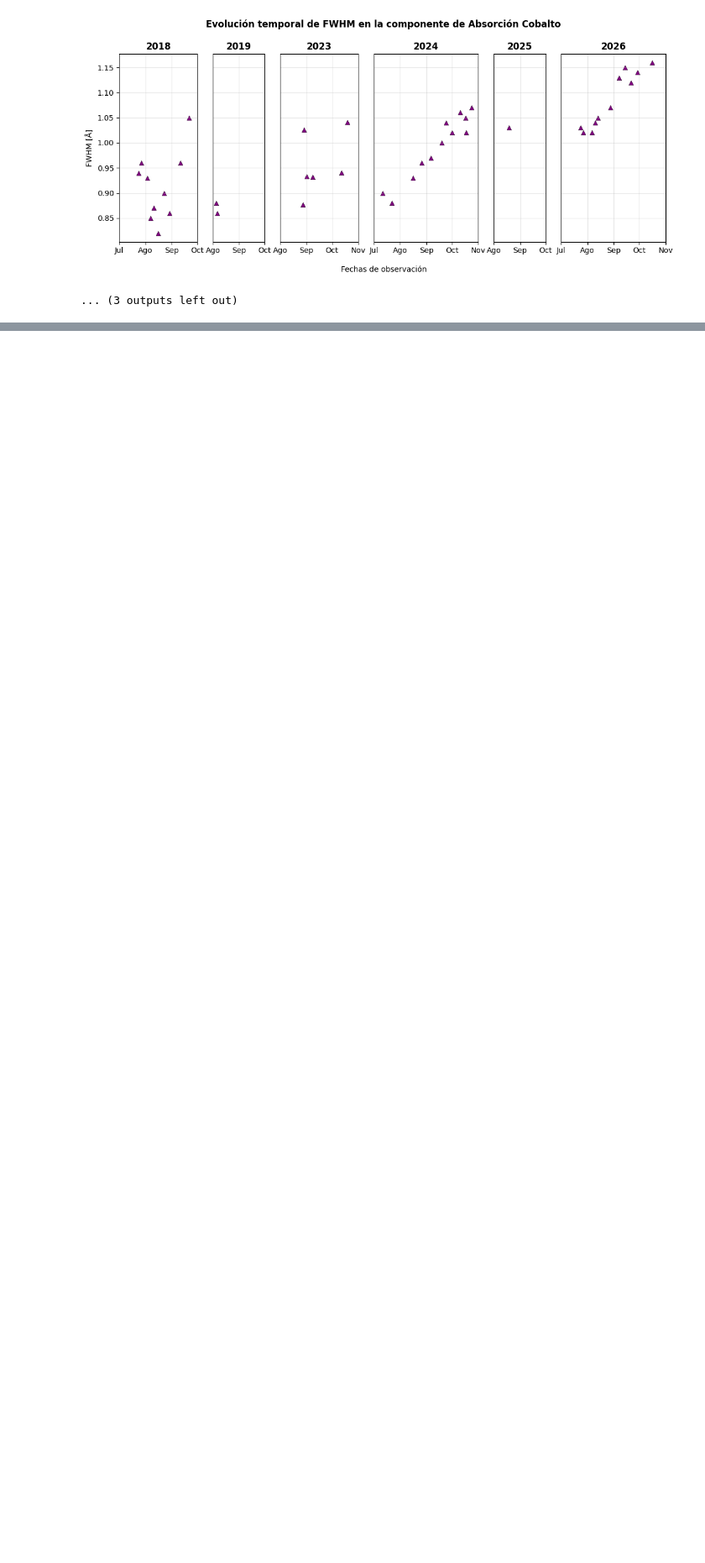
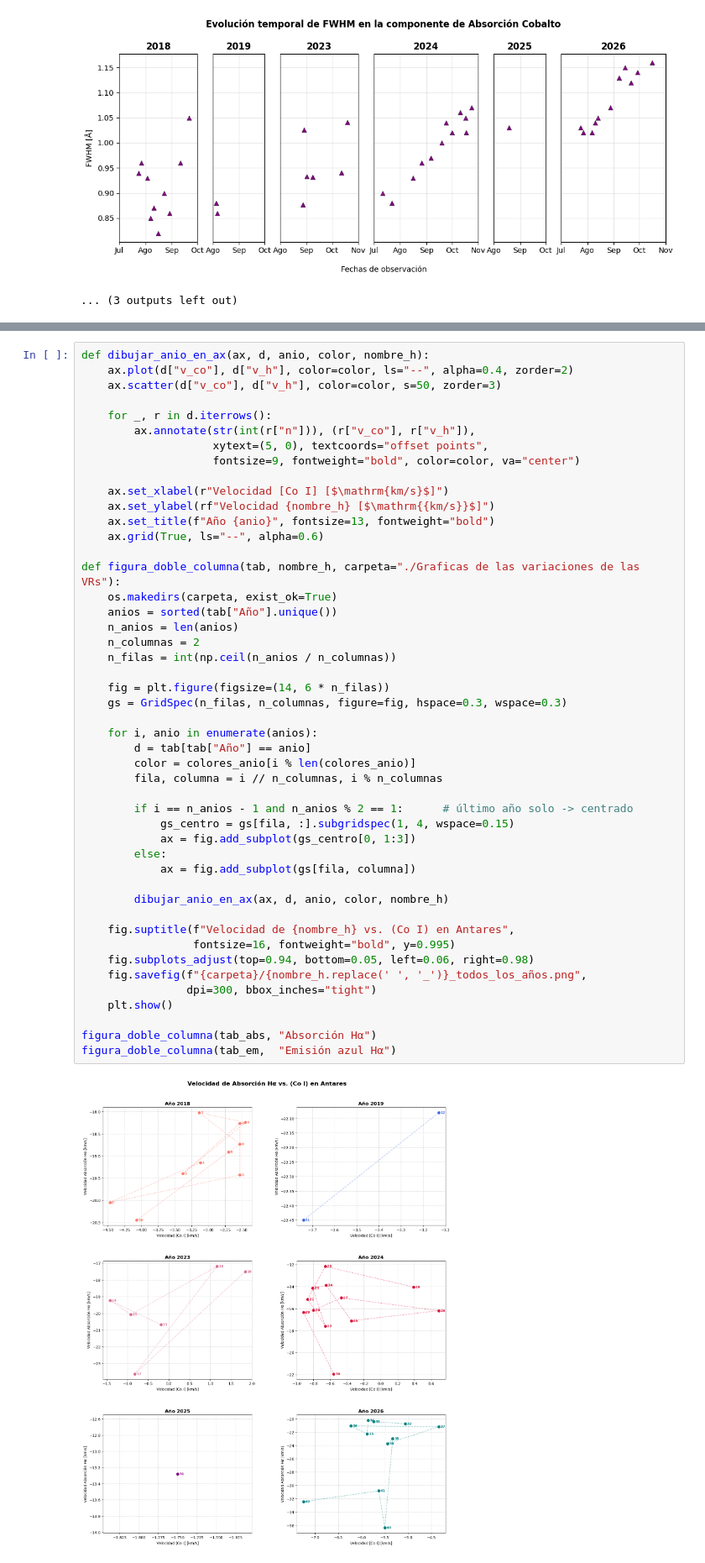
Before and after one commit to JessiDaniL/Tesis, a Jupyter notebook: Datos ESPARTACO/evolucion_temporal_ANTARES.ipynb, the cells around one changed output, grey strips where cells are left out. Shown at 84% size. Saved outputs shown, nothing was run; the diff lists cells and outputs as text; blank space fills up the shorter version.

```diff
--- a/Datos ESPARTACO/evolucion_temporal_ANTARES.ipynb
+++ b/Datos ESPARTACO/evolucion_temporal_ANTARES.ipynb
@@ -283,0 +356,49 @@ for col, etiqueta in parametros.items():
+# %%
+def dibujar_anio_en_ax(ax, d, anio, color, nombre_h):
+    ax.plot(d["v_co"], d["v_h"], color=color, ls="--", alpha=0.4, zorder=2)
+    ax.scatter(d["v_co"], d["v_h"], color=color, s=50, zorder=3)
+
+    for _, r in d.iterrows():
+        ax.annotate(str(int(r["n"])), (r["v_co"], r["v_h"]),
+                    xytext=(5, 0), textcoords="offset points",
+                    fontsize=9, fontweight="bold", color=color, va="center")
+
+    ax.set_xlabel(r"Velocidad [Co I] [$\mathrm{km/s}$]")
+    ax.set_ylabel(rf"Velocidad {nombre_h} [$\mathrm{{km/s}}$]")
+    ax.set_title(f"Año {anio}", fontsize=13, fontweight="bold")
+    ax.grid(True, ls="--", alpha=0.6)
+
+def figura_doble_columna(tab, nombre_h, carpeta="./Graficas de las variaciones de las VRs"):
+    os.makedirs(carpeta, exist_ok=True)
+    anios = sorted(tab["Año"].unique())
+    n_anios = len(anios)
+    n_columnas = 2
+    n_filas = int(np.ceil(n_anios / n_columnas))
+
+    fig = plt.figure(figsize=(14, 6 * n_filas))
+    gs = GridSpec(n_filas, n_columnas, figure=fig, hspace=0.3, wspace=0.3)
+
+    for i, anio in enumerate(anios):
+        d = tab[tab["Año"] == anio]
+        color = colores_anio[i % len(colores_anio)]
+        fila, columna = i // n_columnas, i % n_columnas
+
+        if i == n_anios - 1 and n_anios % 2 == 1:      # último año solo -> centrado
+            gs_centro = gs[fila, :].subgridspec(1, 4, wspace=0.15)
+            ax = fig.add_subplot(gs_centro[0, 1:3])
+        else:
+            ax = fig.add_subplot(gs[fila, columna])
+
+        dibujar_anio_en_ax(ax, d, anio, color, nombre_h)
+
+    fig.suptitle(f"Velocidad de {nombre_h} vs. (Co I) en Antares",
+                 fontsize=16, fontweight="bold", y=0.995)
+    fig.subplots_adjust(top=0.94, bottom=0.05, left=0.06, right=0.98)
+    fig.savefig(f"{carpeta}/{nombre_h.replace(' ', '_')}_todos_los_años.png",
+                dpi=300, bbox_inches="tight")
+    plt.show()
+
+figura_doble_columna(tab_abs, "Absorción Hα")
+figura_doble_columna(tab_em,  "Emisión azul Hα")
+# %% [output]
+[figure, added]
```
Also changed, not shown: parts of 6 cells of this notebook, 14 other files.
